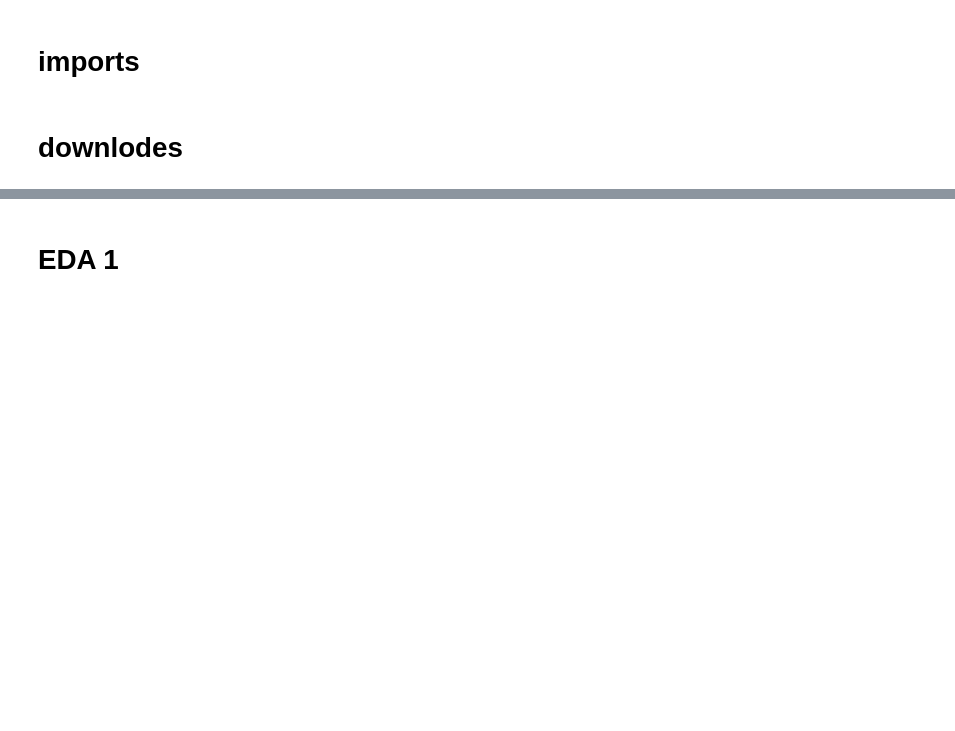
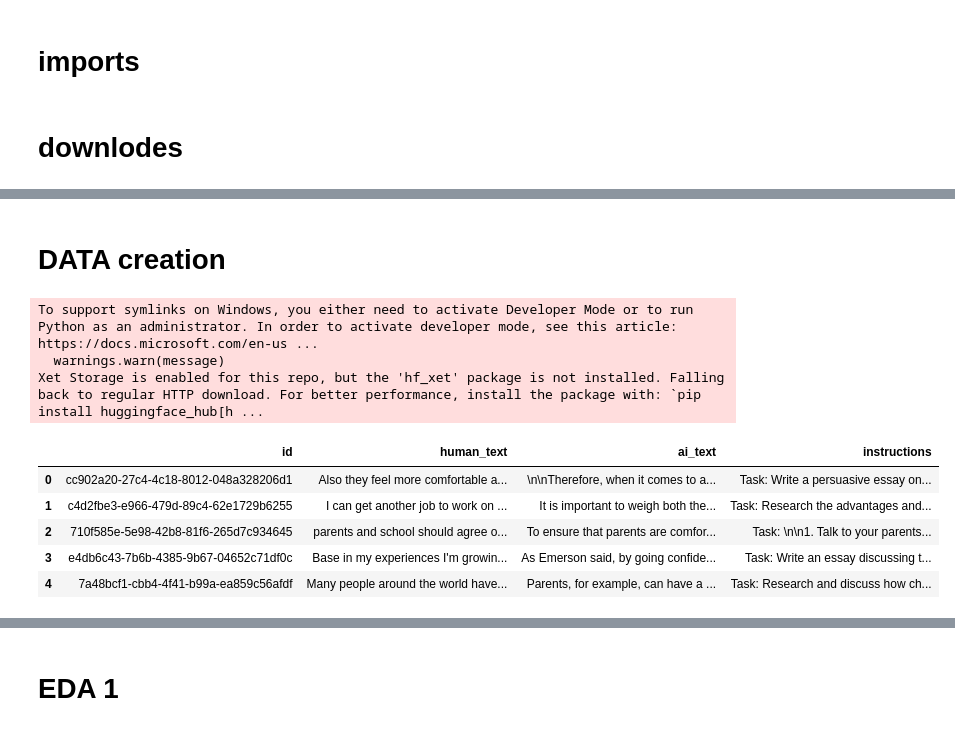
Before and after one commit to BenGaistAI/ai_detection, a Jupyter notebook: main_notebook.ipynb, the cells around one changed output, grey strips where cells are left out. Cells and saved outputs as stored; diff of their text form; code cells hidden in the pictures; blank space fills up the shorter version.

```diff
--- a/main_notebook.ipynb
+++ b/main_notebook.ipynb
@@ -54,0 +90,16 @@ nltk.download("averaged_perceptron_tagger_eng")
+# %% [markdown]
+# DATA creation
+# %%
+new_dataset = load_dataset("dmitva/human_ai_generated_text")
+new_data = new_dataset["train"].to_pandas()
+new_data.head()
+# %% [output]
+To support symlinks on Windows, you either need to activate Developer Mode or to run Python as an administrator. In order to activate developer mode, see this article: https://docs.microsoft.com/en-us ...
+  warnings.warn(message)
+Xet Storage is enabled for this repo, but the 'hf_xet' package is not installed. Falling back to regular HTTP download. For better performance, install the package with: `pip install huggingface_hub[h ...
+|  | id | human_text | ai_text | instructions |
+| 0 | cc902a20-27c4-4c18-8012-048a328206d1 | Also they feel more comfortable a... | \n\nTherefore, when it comes to a... | Task: Write a persuasive essay on... |
+| 1 | c4d2fbe3-e966-479d-89c4-62e1729b6255 | I can get another job to work on ... | It is important to weigh both the... | Task: Research the advantages and... |
+| 2 | 710f585e-5e98-42b8-81f6-265d7c934645 | parents and school should agree o... | To ensure that parents are comfor... | Task: \n\n1. Talk to your parents... |
+| 3 | e4db6c43-7b6b-4385-9b67-04652c71df0c | Base in my experiences I'm growin... | As Emerson said, by going confide... | Task: Write an essay discussing t... |
+| 4 | 7a48bcf1-cbb4-4f41-b99a-ea859c56afdf | Many people around the world have... | Parents, for example, can have a ... | Task: Research and discuss how ch... |
```
Also changed, not shown: parts of 13 cells of this notebook.
